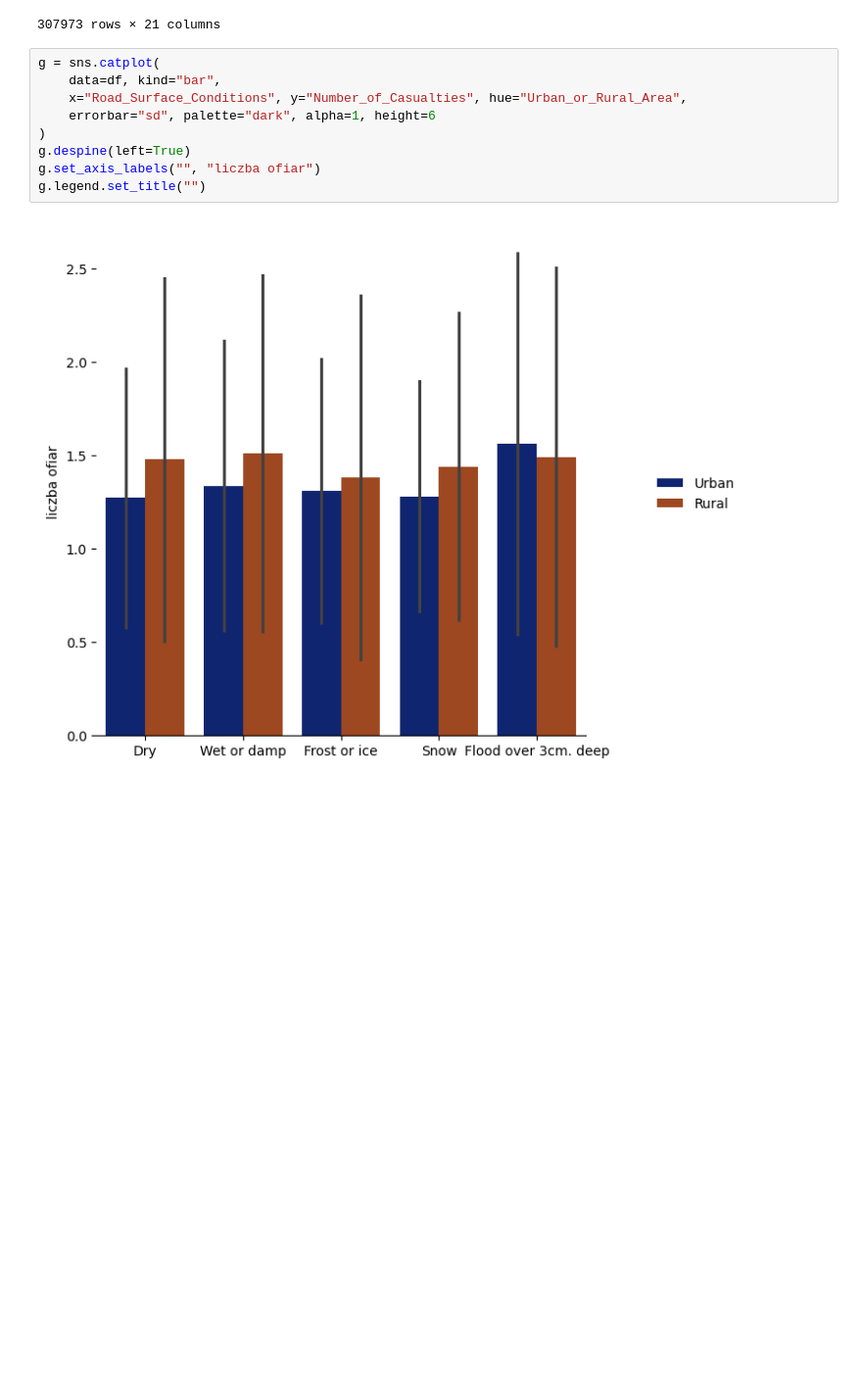
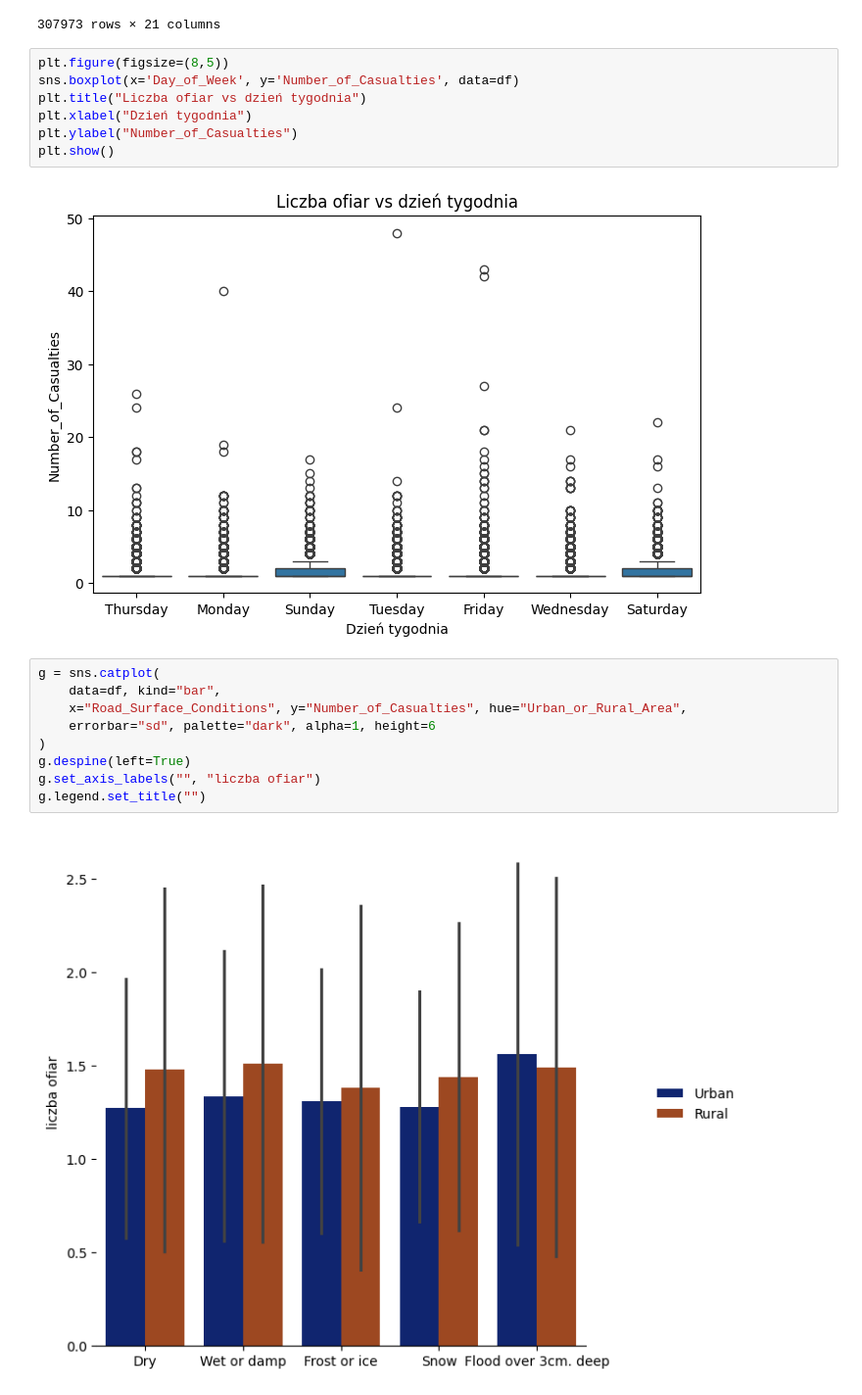
Before and after one commit to Bohdansuskyi/Pracownia_analizy_danych, a Jupyter notebook: analysis.ipynb, the cells around one changed output. Shown at 98% size. Saved outputs shown, nothing was run; the diff lists cells and outputs as text; blank space fills up the shorter version.

Commit message:
dodałem wykres wypadki w zalezności od dnia tygodnia

```diff
--- a/analysis.ipynb
+++ b/analysis.ipynb
@@ -21,6 +23,15 @@ df
 | 307971 | 201091NM01964 | 2022-02-23 | Tuesday | Give way or uncontrolled | T or staggered junction | Serious | ... |
 | 307972 | 201091NM02142 | 2022-02-28 | Sunday | Give way or uncontrolled | T or staggered junction | Serious | ... |
 307973 rows × 21 columns
+# %%
+plt.figure(figsize=(8,5))
+sns.boxplot(x='Day_of_Week', y='Number_of_Casualties', data=df)
+plt.title("Liczba ofiar vs dzień tygodnia")
+plt.xlabel("Dzień tygodnia")
+plt.ylabel("Number_of_Casualties")
+plt.show()
+# %% [output]
+[figure, added]
 # %%
 g = sns.catplot(
     data=df, kind="bar",
```
Also changed, not shown: parts of 1 cell of this notebook.
